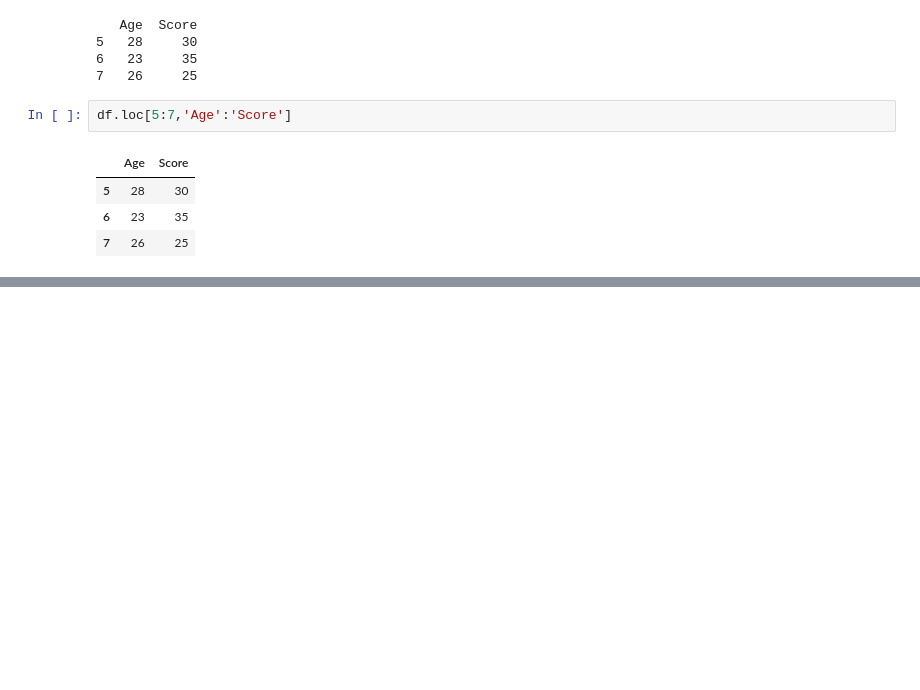
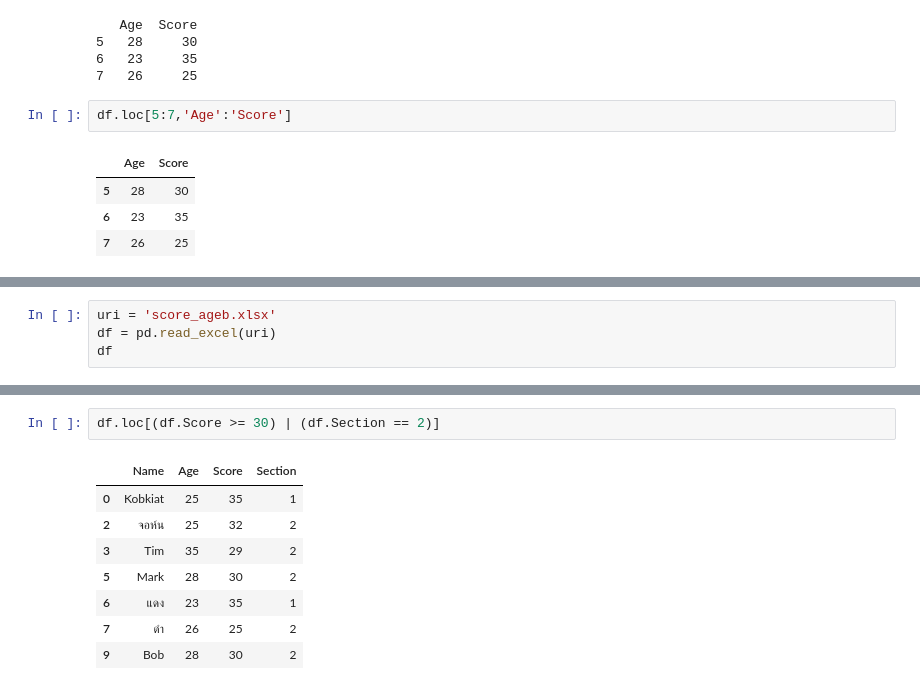
Before and after one commit to oakabc/datascience2568, a Jupyter notebook: Workshop_4_2.ipynb, the cells around one changed output, grey strips where cells are left out. Cells and saved outputs as stored; diff of their text form; blank space fills up the shorter version.

```diff
--- a/Workshop_4_2.ipynb
+++ b/Workshop_4_2.ipynb
@@ -479,0 +511,4 @@ df.loc[5:7,'Age':'Score']
+# %%
+uri = 'score_ageb.xlsx'
+df = pd.read_excel(uri)
+df
@@ -479,0 +576,11 @@ df.loc[5:7,'Age':'Score']
+# %%
+df.loc[(df.Score >= 30) | (df.Section == 2)]
+# %% [output]
+|  | Name | Age | Score | Section |
+| 0 | Kobkiat | 25 | 35 | 1 |
+| 2 | จอห์น | 25 | 32 | 2 |
+| 3 | Tim | 35 | 29 | 2 |
+| 5 | Mark | 28 | 30 | 2 |
+| 6 | แดง | 23 | 35 | 1 |
+| 7 | ดำ | 26 | 25 | 2 |
+| 9 | Bob | 28 | 30 | 2 |
```
Also changed, not shown: parts of 15 cells of this notebook.
